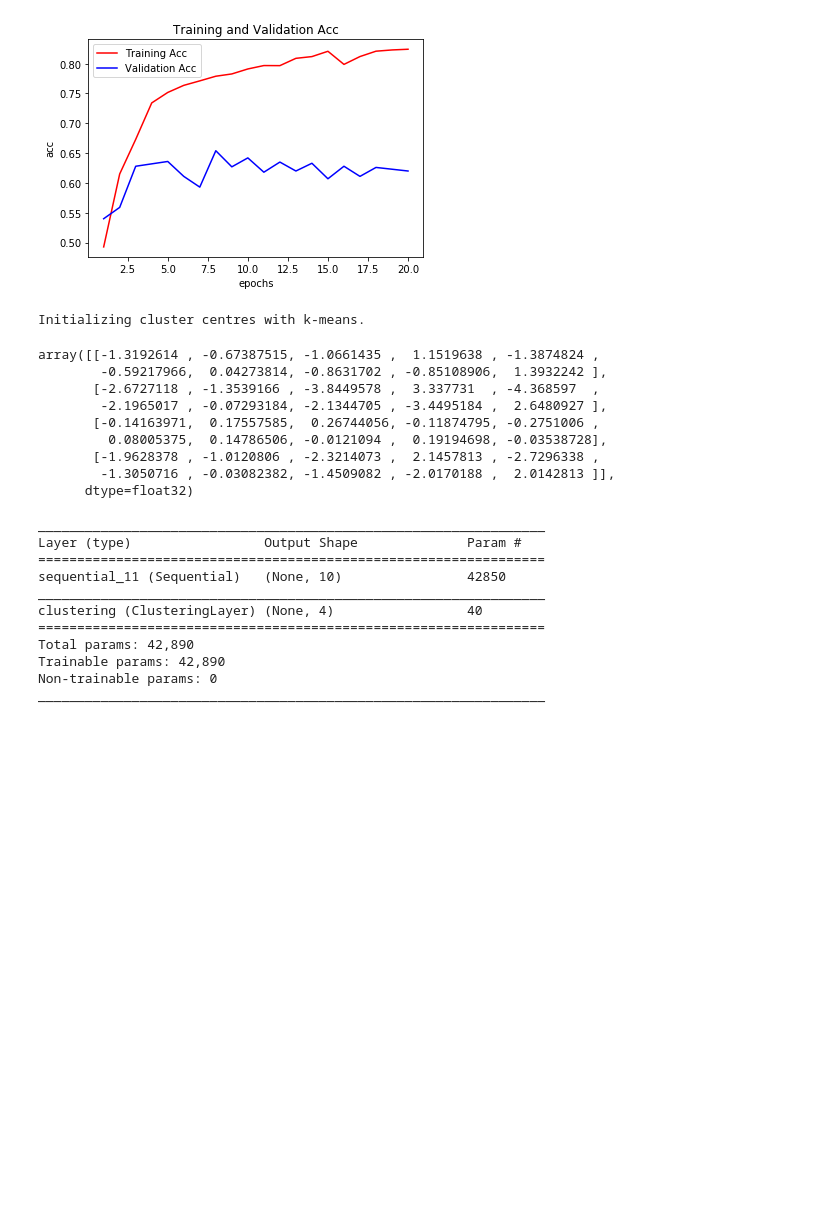
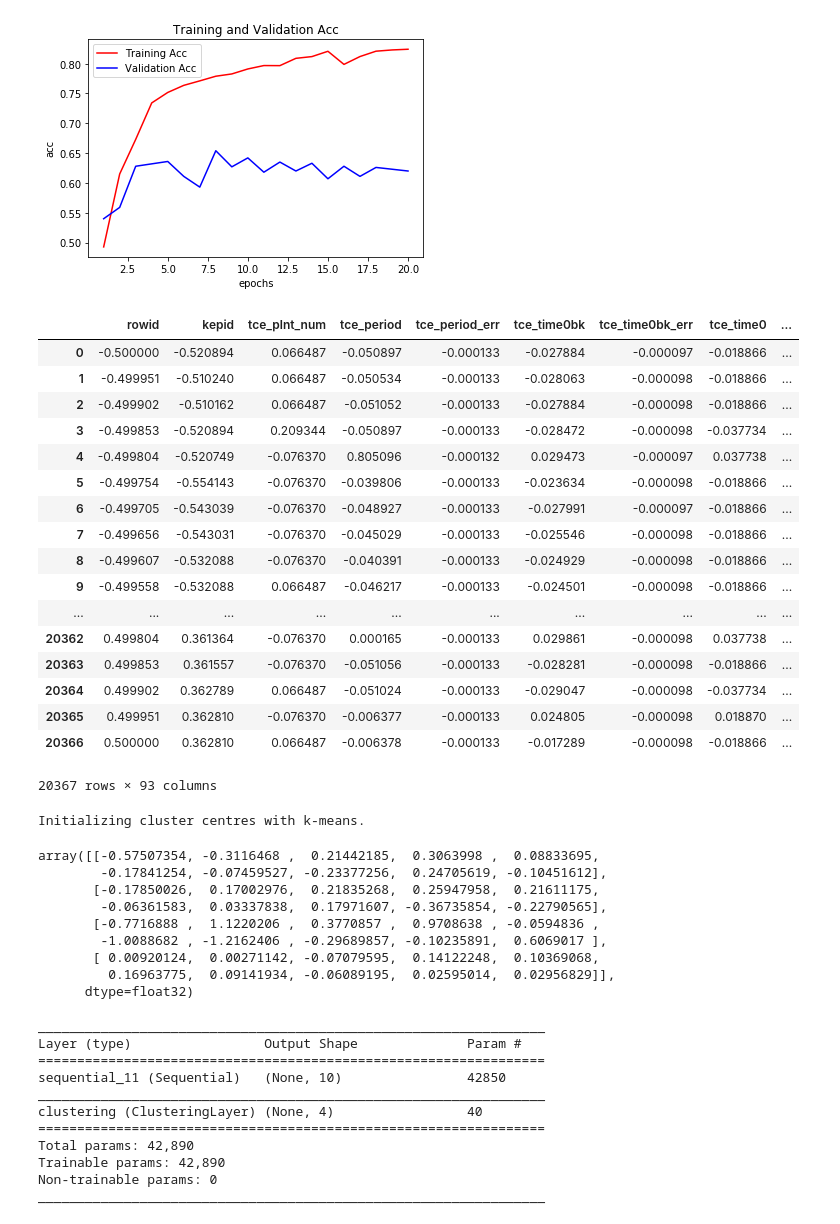
Before and after one commit to rugggg/CADS, a Jupyter notebook: thesis/deepEmbeddedClustering/dec_Kepler_q1_q17_dr24_tce.ipynb, the cells around one changed output. Cells and saved outputs as stored; diff of their text form; code cells hidden in the pictures; blank space fills up the shorter version.

```diff
--- a/thesis/deepEmbeddedClustering/dec_Kepler_q1_q17_dr24_tce.ipynb
+++ b/thesis/deepEmbeddedClustering/dec_Kepler_q1_q17_dr24_tce.ipynb
@@ -885,6 +887,27 @@ class ClusteringLayer(Layer):
                   'input_dim': self.input_dim}
         base_config = super(ClusteringLayer, self).get_config()
         return dict(list(base_config.items() + list(config.items)))
+# %%
+X = X
+# %% [output]
+|  | rowid | kepid | tce_plnt_num | tce_period | tce_period_err | tce_time0bk | tce_time0bk_err | tce_time0 | ... |
+| 0 | -0.500000 | -0.520894 | 0.066487 | -0.050897 | -0.000133 | -0.027884 | -0.000097 | -0.018866 | ... |
+| 1 | -0.499951 | -0.510240 | 0.066487 | -0.050534 | -0.000133 | -0.028063 | -0.000098 | -0.018866 | ... |
+| 2 | -0.499902 | -0.510162 | 0.066487 | -0.051052 | -0.000133 | -0.027884 | -0.000098 | -0.018866 | ... |
+| 3 | -0.499853 | -0.520894 | 0.209344 | -0.050897 | -0.000133 | -0.028472 | -0.000098 | -0.037734 | ... |
+| 4 | -0.499804 | -0.520749 | -0.076370 | 0.805096 | -0.000132 | 0.029473 | -0.000097 | 0.037738 | ... |
+| 5 | -0.499754 | -0.554143 | -0.076370 | -0.039806 | -0.000133 | -0.023634 | -0.000098 | -0.018866 | ... |
+| 6 | -0.499705 | -0.543039 | -0.076370 | -0.048927 | -0.000133 | -0.027991 | -0.000097 | -0.018866 | ... |
+| 7 | -0.499656 | -0.543031 | -0.076370 | -0.045029 | -0.000133 | -0.025546 | -0.000098 | -0.018866 | ... |
+| 8 | -0.499607 | -0.532088 | -0.076370 | -0.040391 | -0.000133 | -0.024929 | -0.000098 | -0.018866 | ... |
+| 9 | -0.499558 | -0.532088 | 0.066487 | -0.046217 | -0.000133 | -0.024501 | -0.000098 | -0.018866 | ... |
+| ... | ... | ... | ... | ... | ... | ... | ... | ... | ... |
+| 20362 | 0.499804 | 0.361364 | -0.076370 | 0.000165 | -0.000133 | 0.029861 | -0.000098 | 0.037738 | ... |
+| 20363 | 0.499853 | 0.361557 | -0.076370 | -0.051056 | -0.000133 | -0.028281 | -0.000098 | -0.018866 | ... |
+| 20364 | 0.499902 | 0.362789 | 0.066487 | -0.051024 | -0.000133 | -0.029047 | -0.000098 | -0.037734 | ... |
+| 20365 | 0.499951 | 0.362810 | -0.076370 | -0.006377 | -0.000133 | 0.024805 | -0.000098 | 0.018870 | ... |
+| 20366 | 0.500000 | 0.362810 | 0.066487 | -0.006378 | -0.000133 | -0.017289 | -0.000098 | -0.018866 | ... |
+20367 rows × 93 columns
 # %%
 from sklearn.cluster import KMeans
 
@@ -900,14 +923,14 @@ if cluster_centers is None:
 cluster_centers
 # %% [output]
 Initializing cluster centres with k-means.
-array([[-1.3192614 , -0.67387515, -1.0661435 ,  1.1519638 , -1.3874824 ,
-        -0.59217966,  0.04273814, -0.8631702 , -0.85108906,  1.3932242 ],
-       [-2.6727118 , -1.3539166 , -3.8449578 ,  3.337731  , -4.368597  ,
-        -2.1965017 , -0.07293184, -2.1344705 , -3.4495184 ,  2.6480927 ],
-       [-0.14163971,  0.17557585,  0.26744056, -0.11874795, -0.2751006 ,
-         0.08005375,  0.14786506, -0.0121094 ,  0.19194698, -0.03538728],
-       [-1.9628378 , -1.0120806 , -2.3214073 ,  2.1457813 , -2.7296338 ,
-        -1.3050716 , -0.03082382, -1.4509082 , -2.0170188 ,  2.0142813 ]],
+array([[-0.57507354, -0.3116468 ,  0.21442185,  0.3063998 ,  0.08833695,
+        -0.17841254, -0.07459527, -0.23377256,  0.24705619, -0.10451612],
+       [-0.17850026,  0.17002976,  0.21835268,  0.25947958,  0.21611175,
+        -0.06361583,  0.03337838,  0.17971607, -0.36735854, -0.22790565],
+       [-0.7716888 ,  1.1220206 ,  0.3770857 ,  0.9708638 , -0.0594836 ,
+        -1.0088682 , -1.2162406 , -0.29689857, -0.10235891,  0.6069017 ],
+       [ 0.00920124,  0.00271142, -0.07079595,  0.14122248,  0.10369068,
+         0.16963775,  0.09141934, -0.06089195,  0.02595014,  0.02956829]],
       dtype=float32)
 # %%
 n_clusters = 4
```
Also changed, not shown: parts of 3 cells of this notebook, 2 other files.
